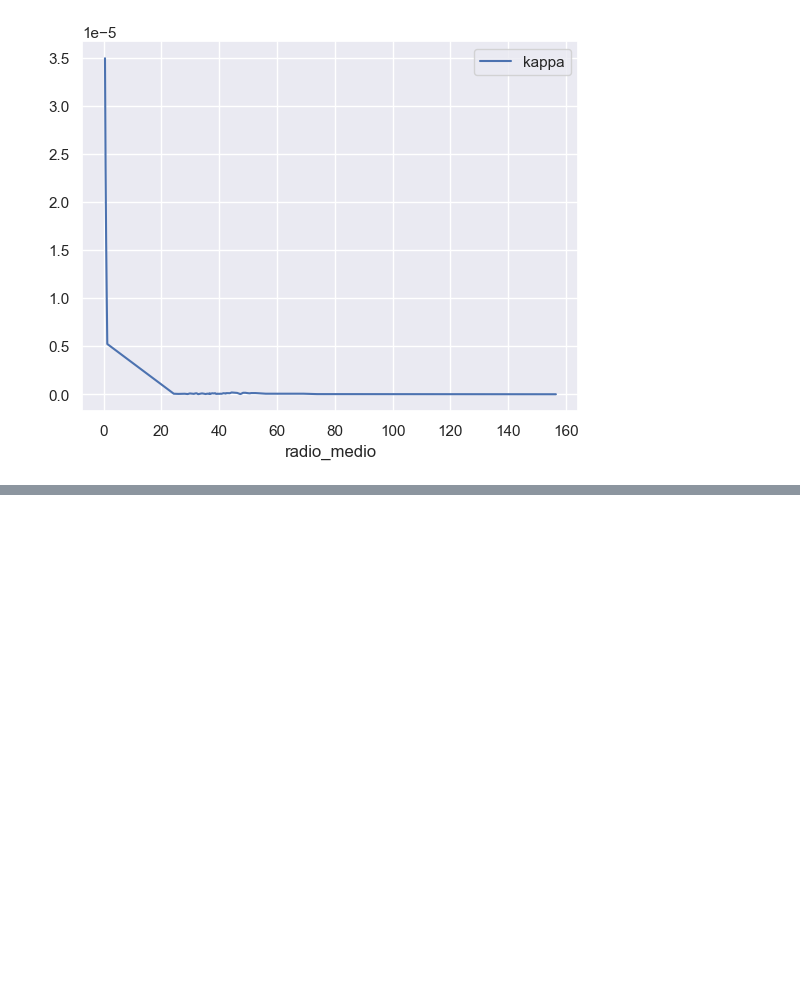
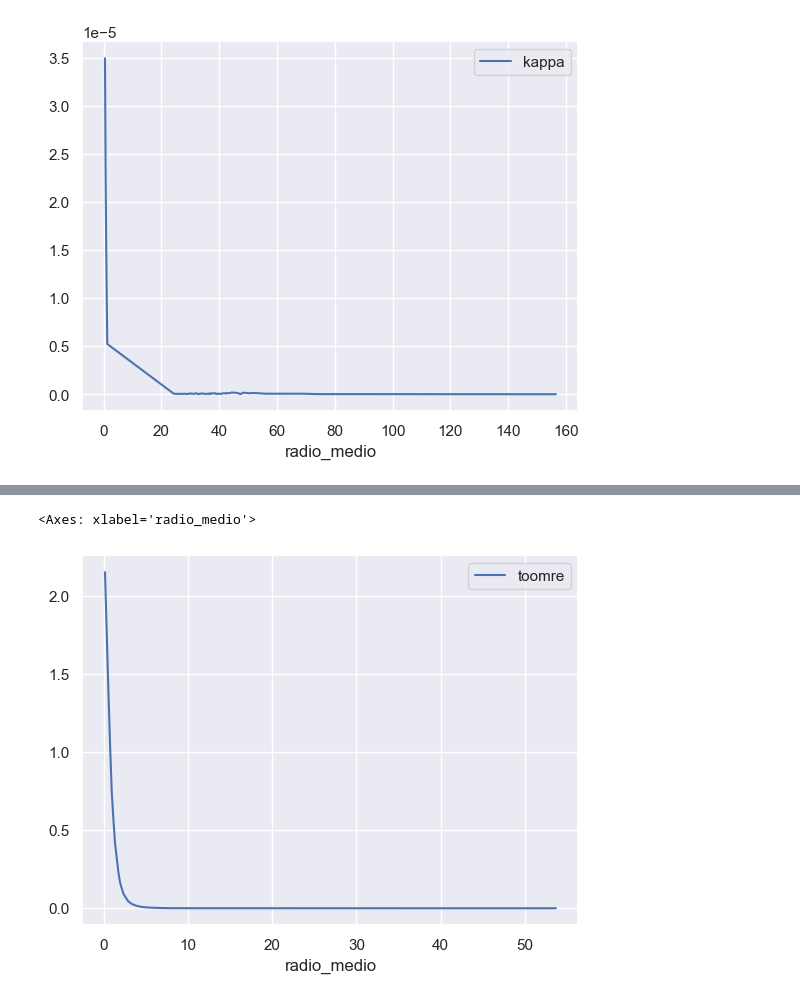
Before and after one commit to sperezp23/Analizador_de_Galaxias, a Jupyter notebook: Ensayos.ipynb, the cells around one changed output, grey strips where cells are left out. Saved outputs shown, nothing was run; the diff lists cells and outputs as text; code cells hidden in the pictures; blank space fills up the shorter version.

Commit message:
Update: 'CALCULO DEL PARAMERO DE TOOMRE LISTOOOOOOOOOOO AJAJAJAJAJA'

```diff
--- a/Ensayos.ipynb
+++ b/Ensayos.ipynb
@@ -492,0 +573,22 @@ frecuencia_de_epiciclo_df.plot(x='radio_medio', y='kappa')
+# %%
+# Asegúrate de que ambas columnas estén ordenadas
+perfil_de_velocidad_superficial_df = perfil_de_velocidad_superficial_df.sort_values('radio_medio')
+frecuencia_de_epiciclo_v2_df = frecuencia_de_epiciclo_v2_df.sort_values('radio_medio')
+perfil_de_velocidad_superficial_df = perfil_de_velocidad_superficial_df.sort_values('radio_medio')
+
+# Merge por cercanía
+parametro_de_toomre_df = pd.merge_asof(
+    perfil_de_velocidad_superficial_df,
+    frecuencia_de_epiciclo_v2_df,
+    on='radio_medio',
+    direction='nearest'
+)
+
+parametro_de_toomre_df = pd.merge_asof(
+    parametro_de_toomre_df,
+    perfil_de_densidad_superficial_disco_df,
+    on='radio_medio',
+    direction='nearest'
+)
+
+parametro_de_toomre_df
@@ -492,0 +609,7 @@ frecuencia_de_epiciclo_df.plot(x='radio_medio', y='kappa')
+# %%
+parametro_de_toomre_df['toomre'] = (
+    parametro_de_toomre_df.v_r_var * parametro_de_toomre_df.kappa_suavizado /
+    3.36 * G_ajustada * parametro_de_toomre_df.densidad
+)
+
+parametro_de_toomre_df
@@ -492,0 +630,5 @@ frecuencia_de_epiciclo_df.plot(x='radio_medio', y='kappa')
+# %%
+parametro_de_toomre_df.plot(x='radio_medio', y='toomre')
+# %% [output]
+<Axes: xlabel='radio_medio'>
+[figure, added]
```
Also changed, not shown: parts of 9 cells of this notebook.
